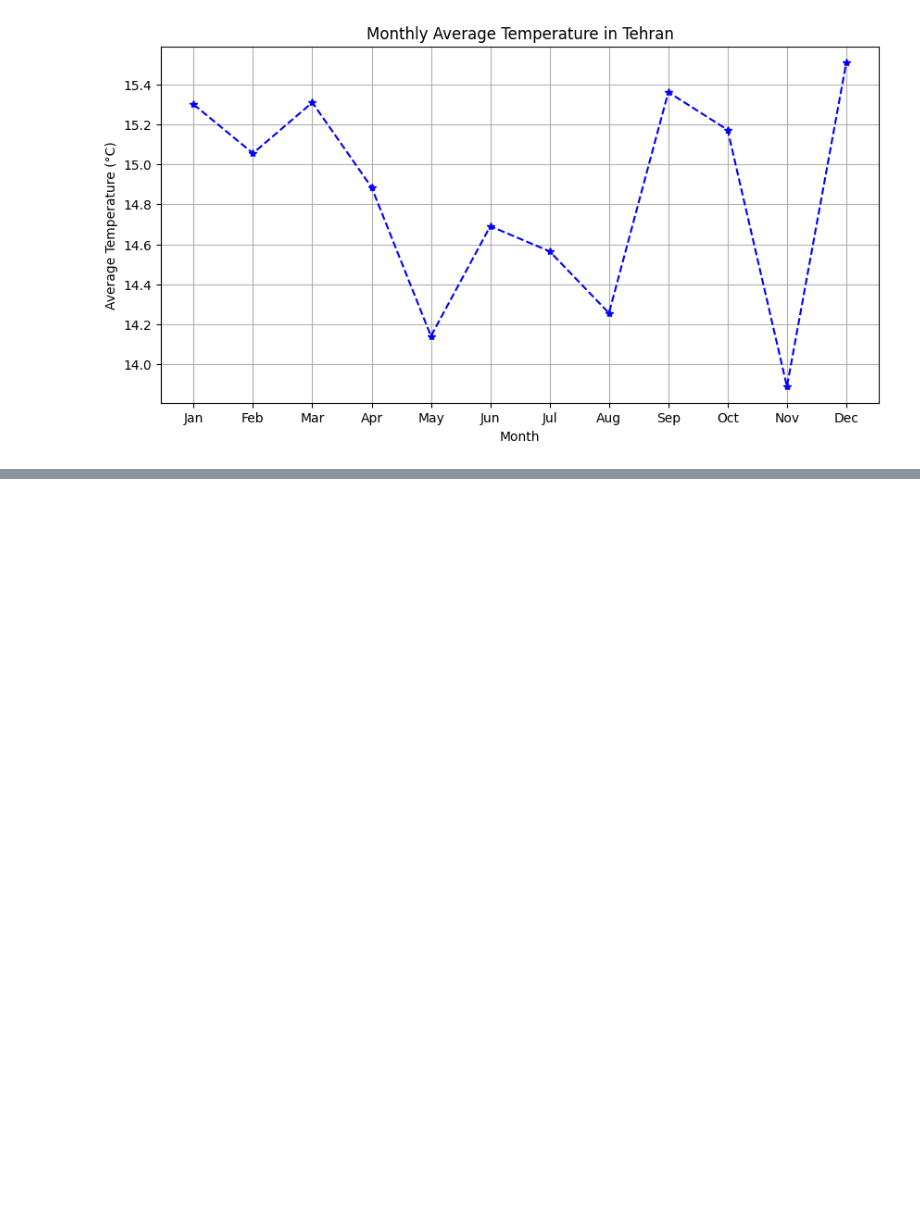
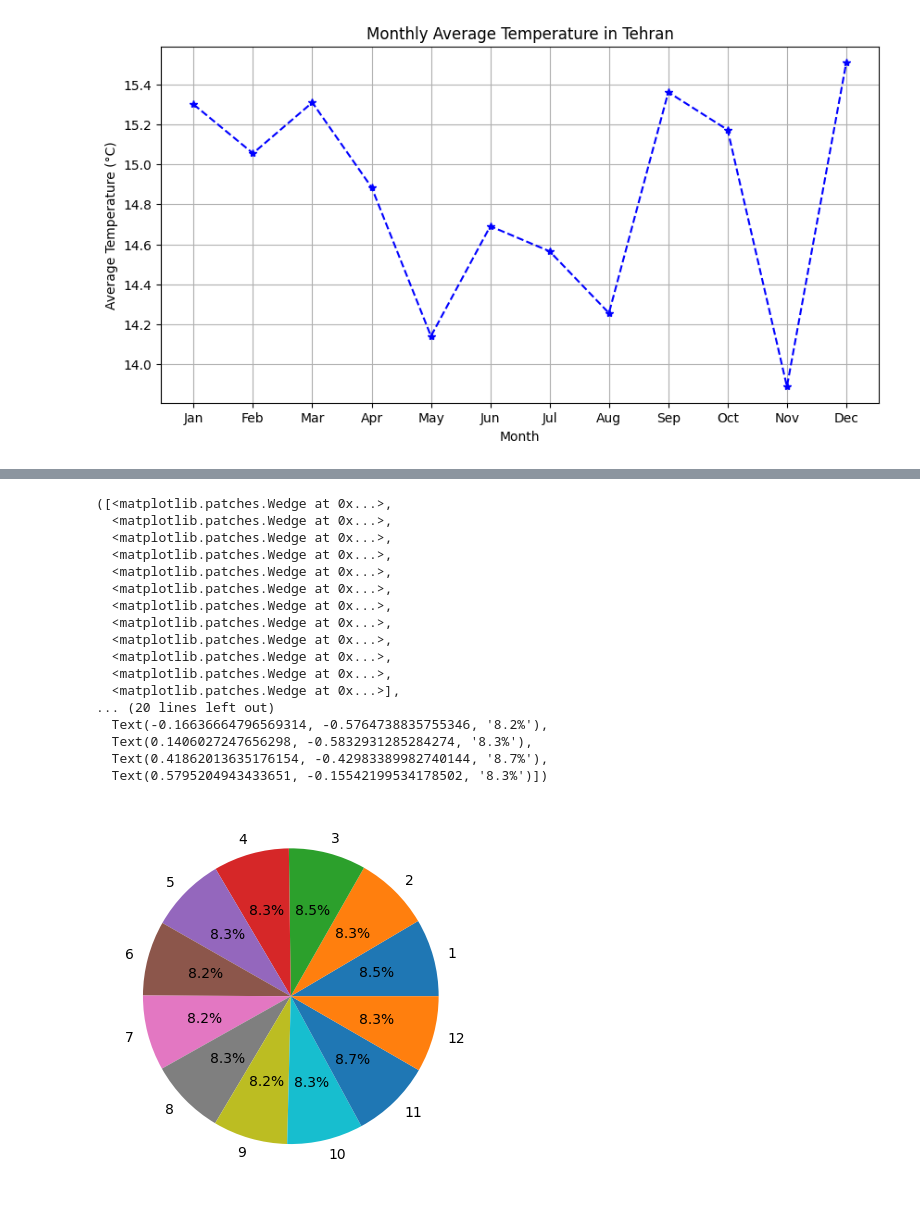
Before and after one commit to aminrahkan/ML-Weather-Analysis, a Jupyter notebook: weatherData.ipynb, the cells around one changed output, grey strips where cells are left out. Saved outputs shown, nothing was run; the diff lists cells and outputs as text; code cells hidden in the pictures; blank space fills up the shorter version.

```diff
--- a/weatherData.ipynb
+++ b/weatherData.ipynb
@@ -403,0 +415,22 @@ Name: Temperature, dtype: float64
+# %%
+month_rainfall=weather_data_clean.groupby('Month')['Rainfall'].mean()
+plt.pie(month_rainfall.values,labels=month_rainfall.index,autopct='%1.1f%%')
+# %% [output]
+([<matplotlib.patches.Wedge at 0x...>,
+  <matplotlib.patches.Wedge at 0x...>,
+  <matplotlib.patches.Wedge at 0x...>,
+  <matplotlib.patches.Wedge at 0x...>,
+  <matplotlib.patches.Wedge at 0x...>,
+  <matplotlib.patches.Wedge at 0x...>,
+  <matplotlib.patches.Wedge at 0x...>,
+  <matplotlib.patches.Wedge at 0x...>,
+  <matplotlib.patches.Wedge at 0x...>,
+  <matplotlib.patches.Wedge at 0x...>,
+  <matplotlib.patches.Wedge at 0x...>,
+  <matplotlib.patches.Wedge at 0x...>],
+... (20 lines left out)
+  Text(-0.16636664796569314, -0.5764738835755346, '8.2%'),
+  Text(0.1406027247656298, -0.5832931285284274, '8.3%'),
+  Text(0.41862013635176154, -0.42983389982740144, '8.7%'),
+  Text(0.5795204943433651, -0.15542199534178502, '8.3%')])
+[figure, added]
```
Also changed, not shown: parts of 3 cells of this notebook.
